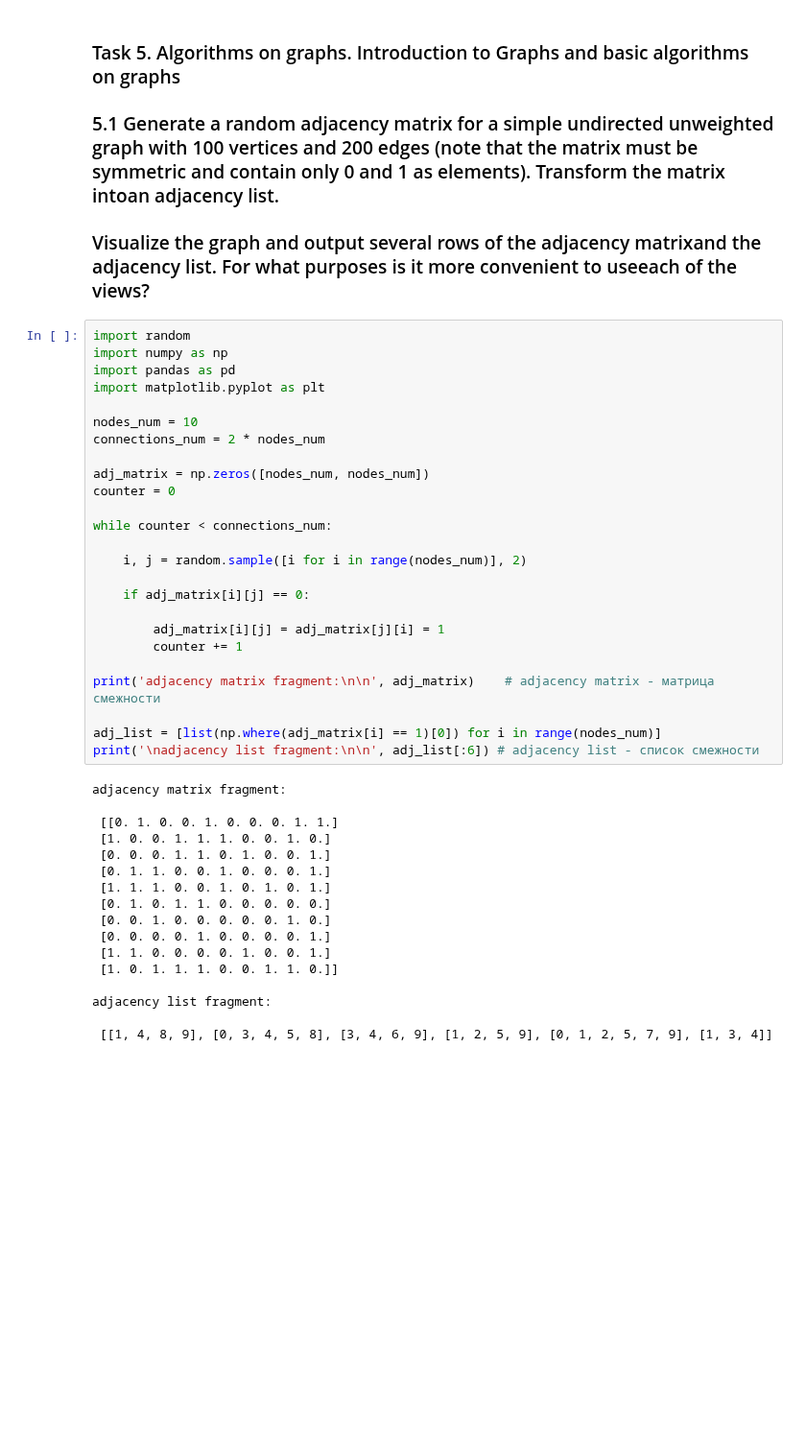
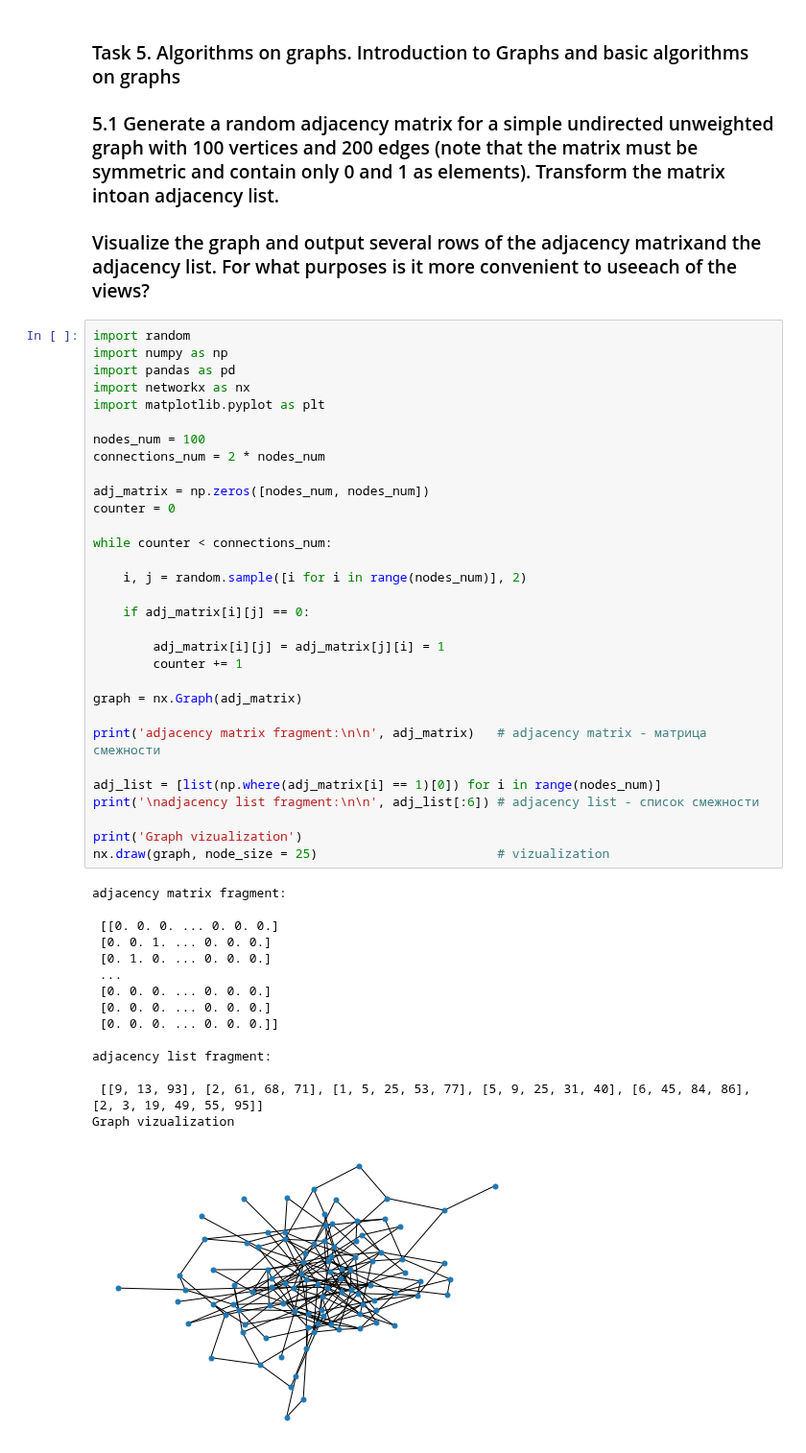
Before and after one commit to belpablo/Algorithms-21, a Jupyter notebook: Lab_5/Lab_5.ipynb, the cells around one changed output. Shown at 96% size. Saved outputs shown, nothing was run; the diff lists cells and outputs as text; blank space fills up the shorter version.

```diff
--- a/Lab_5/Lab_5.ipynb
+++ b/Lab_5/Lab_5.ipynb
@@ -7,43 +7,48 @@
 # %%
 import random
 import numpy as np
 import pandas as pd
+import networkx as nx
 import matplotlib.pyplot as plt
 
-nodes_num = 10
+nodes_num = 100
 connections_num = 2 * nodes_num
 
 adj_matrix = np.zeros([nodes_num, nodes_num])
 counter = 0
 
 while counter < connections_num:
 
     i, j = random.sample([i for i in range(nodes_num)], 2)
 
     if adj_matrix[i][j] == 0:
 
         adj_matrix[i][j] = adj_matrix[j][i] = 1
         counter += 1
 
-print('adjacency matrix fragment:\n\n', adj_matrix)    # adjacency matrix - матрица смежности
+graph = nx.Graph(adj_matrix)
+
+print('adjacency matrix fragment:\n\n', adj_matrix)   # adjacency matrix - матрица смежности
 
 adj_list = [list(np.where(adj_matrix[i] == 1)[0]) for i in range(nodes_num)]
 print('\nadjacency list fragment:\n\n', adj_list[:6]) # adjacency list - список смежности
+
+print('Graph vizualization')
+nx.draw(graph, node_size = 25)                        # vizualization
 # %% [output]
 adjacency matrix fragment:
 
- [[0. 1. 0. 0. 1. 0. 0. 0. 1. 1.]
- [1. 0. 0. 1. 1. 1. 0. 0. 1. 0.]
- [0. 0. 0. 1. 1. 0. 1. 0. 0. 1.]
- [0. 1. 1. 0. 0. 1. 0. 0. 0. 1.]
- [1. 1. 1. 0. 0. 1. 0. 1. 0. 1.]
- [0. 1. 0. 1. 1. 0. 0. 0. 0. 0.]
- [0. 0. 1. 0. 0. 0. 0. 0. 1. 0.]
- [0. 0. 0. 0. 1. 0. 0. 0. 0. 1.]
- [1. 1. 0. 0. 0. 0. 1. 0. 0. 1.]
- [1. 0. 1. 1. 1. 0. 0. 1. 1. 0.]]
+ [[0. 0. 0. ... 0. 0. 0.]
+ [0. 0. 1. ... 0. 0. 0.]
+ [0. 1. 0. ... 0. 0. 0.]
+ ...
+ [0. 0. 0. ... 0. 0. 0.]
+ [0. 0. 0. ... 0. 0. 0.]
+ [0. 0. 0. ... 0. 0. 0.]]
 
 adjacency list fragment:
 
- [[1, 4, 8, 9], [0, 3, 4, 5, 8], [3, 4, 6, 9], [1, 2, 5, 9], [0, 1, 2, 5, 7, 9], [1, 3, 4]]
+ [[9, 13, 93], [2, 61, 68, 71], [1, 5, 25, 53, 77], [5, 9, 25, 31, 40], [6, 45, 84, 86], [2, 3, 19, 49, 55, 95]]
+Graph vizualization
+[figure, added]
 # %%
```
Also changed, not shown: parts of 5 cells of this notebook.
